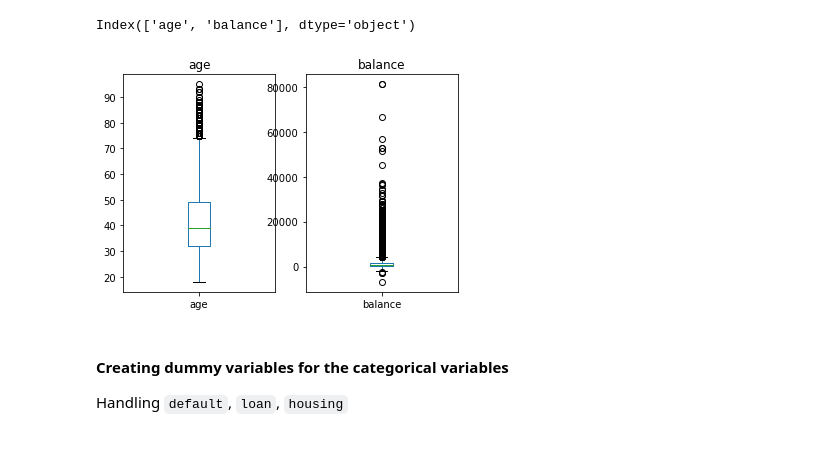
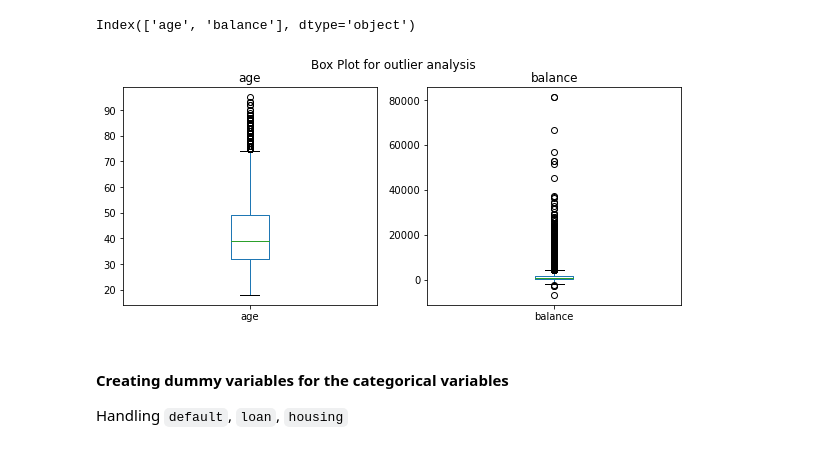
Before and after one commit to rajat-sudo/Data-Science-Projects, a Jupyter notebook: Banking Case Study/Bank Marketing Prediction.ipynb, the cells around one changed output. Drawn from its saved outputs; the diff is of its cells as text; code cells hidden in the pictures.

```diff
--- a/Banking Case Study/Bank Marketing Prediction.ipynb
+++ b/Banking Case Study/Bank Marketing Prediction.ipynb
@@ -21,4 +21,4 @@ warnings.filterwarnings("ignore")
 # %% [markdown]
 #### Importing the data
 # %%
-bank0 = pd.read_csv('bank marketing v2.csv')
+bank0 = pd.read_csv('bankdata.csv')
@@ -68,2 +57,0 @@ Name: deposit, dtype: float64
-# %%
-bank0.deposit = bank0.deposit.map({'yes':1, 'no':0})
@@ -75,0 +60,3 @@ Name: deposit, dtype: float64
+# %%
+## Removing the extra unnamed column
+bank0.drop(labels="Unnamed: 0", axis=1, inplace=True)
@@ -75,0 +124,4 @@ Name: deposit, dtype: float64
+# %%
+# As the null values does not seem to have any relation with the target variable deposit
+# As the percentage of null values is very low so we are dropping the rows that have those values
+bank0.dropna(axis=0, inplace=True)
@@ -138,11 +202,12 @@ num_cols
 # %% [output]
 Index(['age', 'balance'], dtype='object')
 # %%
-plt.figure(figsize=[6,4])
+plt.figure(figsize=[10,4])
+plt.suptitle("Box Plot for outlier analysis")
 for ind, col in enumerate(num_cols):
     plt.subplot(1,2,ind+1)
     bank1[col].plot.box()
     plt.title(col)
 plt.show()
 # %% [output]
-[figure, old version]
+[figure, new version]
```
Also changed, not shown: parts of 161 cells of this notebook, 2 other files.
